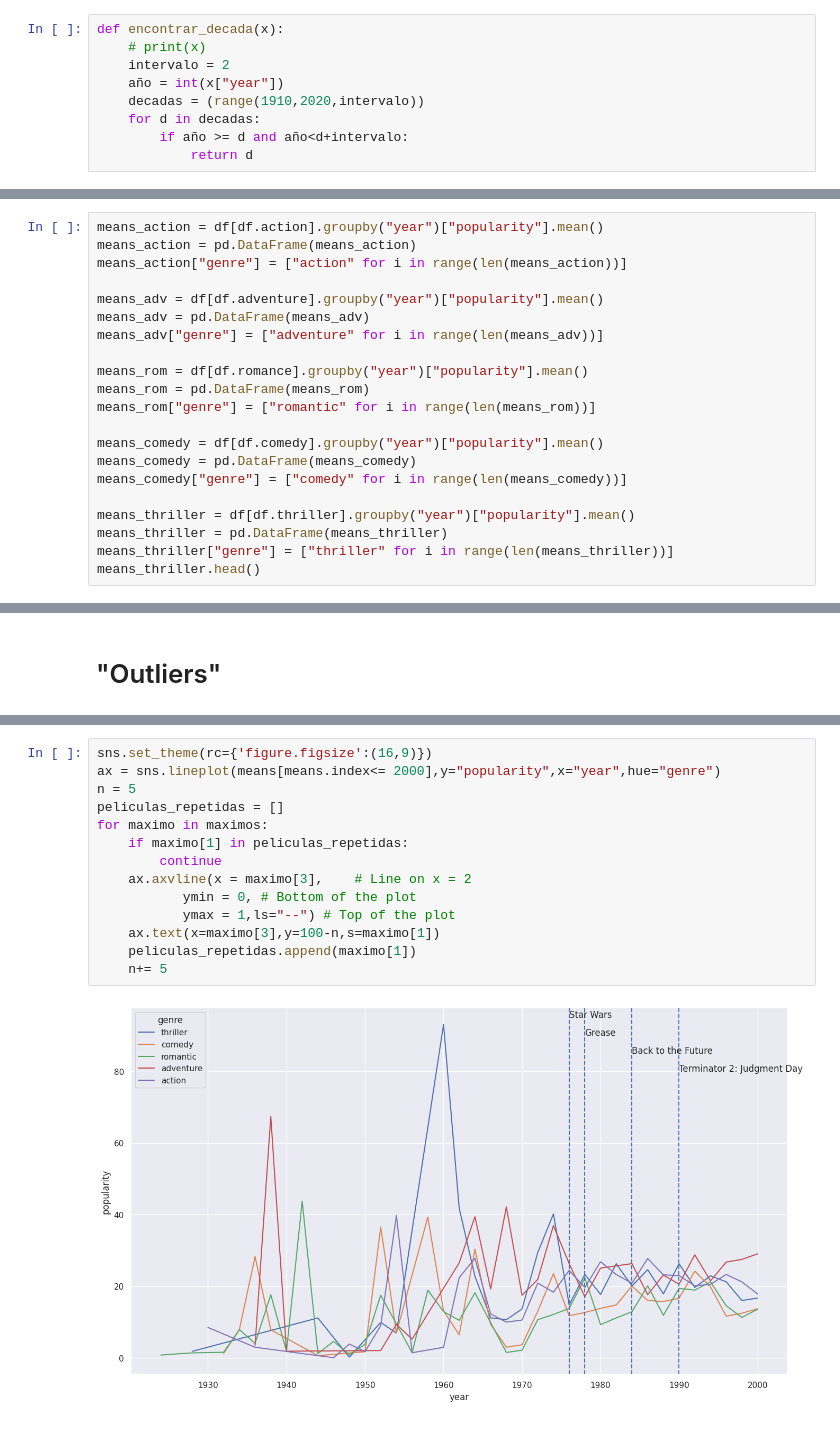
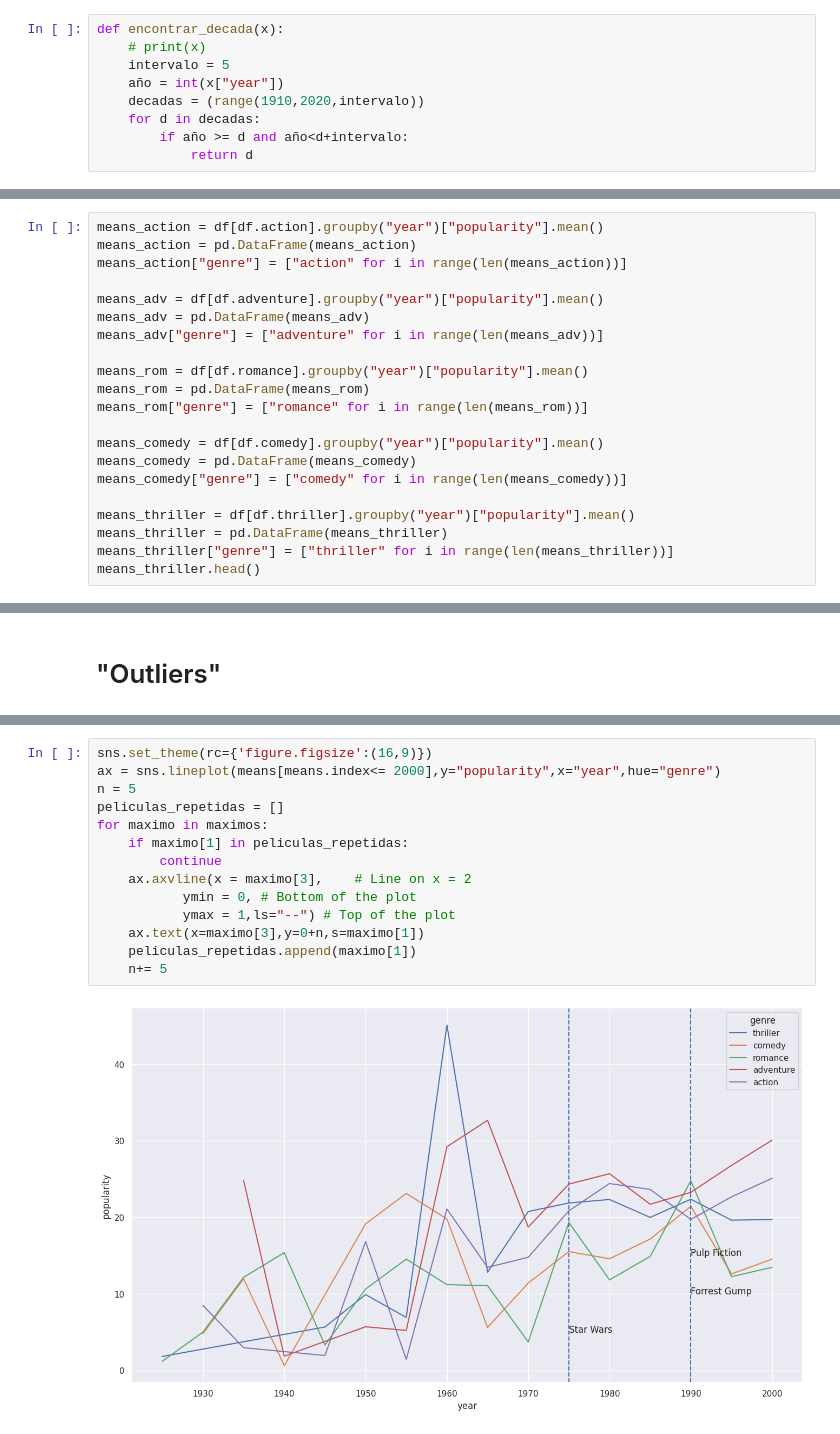
Before and after one commit to cristobalstrange/ProyectoInfoVis, a Jupyter notebook: data_cleaner.ipynb, the cells around one changed output, grey strips where cells are left out. Saved outputs shown, nothing was run; the diff lists cells and outputs as text.

```diff
--- a/data_cleaner.ipynb
+++ b/data_cleaner.ipynb
@@ -136,7 +137,7 @@ a[-6:-1]
 # %%
 def encontrar_decada(x):
     # print(x)
-    intervalo = 2
+    intervalo = 5
     año = int(x["year"])
     decadas = (range(1910,2020,intervalo))
     for d in decadas:
@@ -212,7 +211,7 @@ means_adv["genre"] = ["adventure" for i in range(len(means_adv))]
 
 means_rom = df[df.romance].groupby("year")["popularity"].mean()
 means_rom = pd.DataFrame(means_rom)
-means_rom["genre"] = ["romantic" for i in range(len(means_rom))]
+means_rom["genre"] = ["romance" for i in range(len(means_rom))]
 
 means_comedy = df[df.comedy].groupby("year")["popularity"].mean()
 means_comedy = pd.DataFrame(means_comedy)
@@ -302,16 +284,16 @@ maximos
 # %%
 sns.set_theme(rc={'figure.figsize':(16,9)})
 ax = sns.lineplot(means[means.index<= 2000],y="popularity",x="year",hue="genre")
 n = 5
 peliculas_repetidas = []
 for maximo in maximos:
     if maximo[1] in peliculas_repetidas:
         continue
     ax.axvline(x = maximo[3],    # Line on x = 2
            ymin = 0, # Bottom of the plot
            ymax = 1,ls="--") # Top of the plot
-    ax.text(x=maximo[3],y=100-n,s=maximo[1])
+    ax.text(x=maximo[3],y=0+n,s=maximo[1])
     peliculas_repetidas.append(maximo[1])
     n+= 5
 # %% [output]
-[figure, old version]
+[figure, new version]
```
Also changed, not shown: parts of 16 cells of this notebook.
